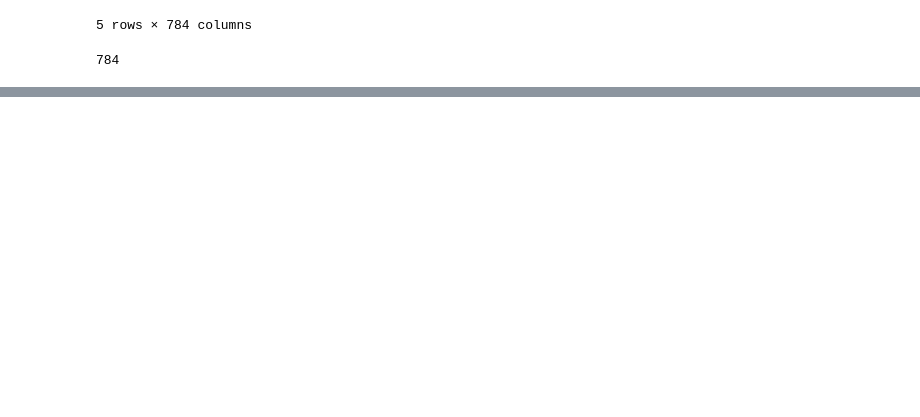
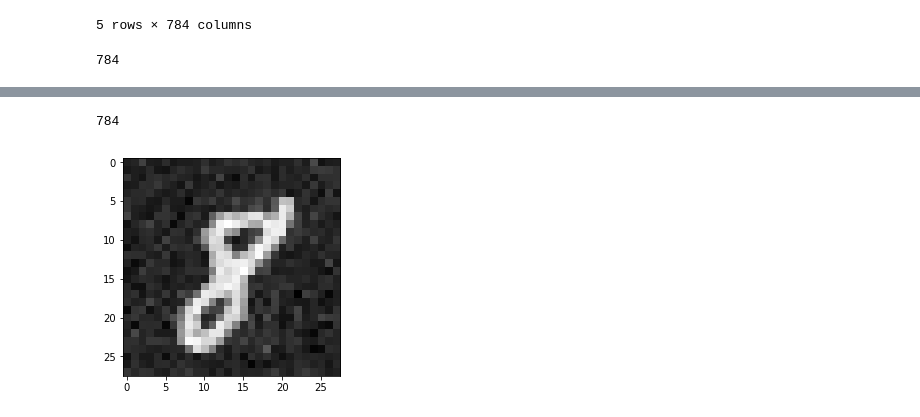
Before and after one commit to vishalbidawatka/IPSC_Image_Compression_Decompression_PCA_Openmp, a Jupyter notebook: pre_processing_python.ipynb, the cells around one changed output, grey strips where cells are left out. Drawn from its saved outputs; the diff is of its cells as text; code cells hidden in the pictures; blank space fills up the shorter version.

```diff
--- a/pre_processing_python.ipynb
+++ b/pre_processing_python.ipynb
@@ -144,0 +129,23 @@ for i in range(10):
+# %%
+re=pd.read_csv('./reconstructed_matrix_10.txt',header=None,sep=" " )
+re=re.drop(columns=784)
+with open('mean_value_8.txt', 'r') as f:
+    mean=f.read()
+    mean=mean.split(' ')[:-1]
+    print(len(mean))
+#     print(mean)
+    float_lst = [float(x) for x in mean]
+    float_lst = np.array(float_lst)
+re=re.values+float_lst
+
+import matplotlib.pyplot as plt
+import numpy as np
+for i in range(1):
+    X = re[i].reshape(28,28)# sample 2D array
+    Y = zero[i].reshape(28,28)
+    plt.imshow(X,cmap='gray')
+    plt.savefig('10_precent_8.png')
+    plt.show()
+# %% [output]
+784
+[figure, added]
```
Also changed, not shown: parts of 6 cells of this notebook.
